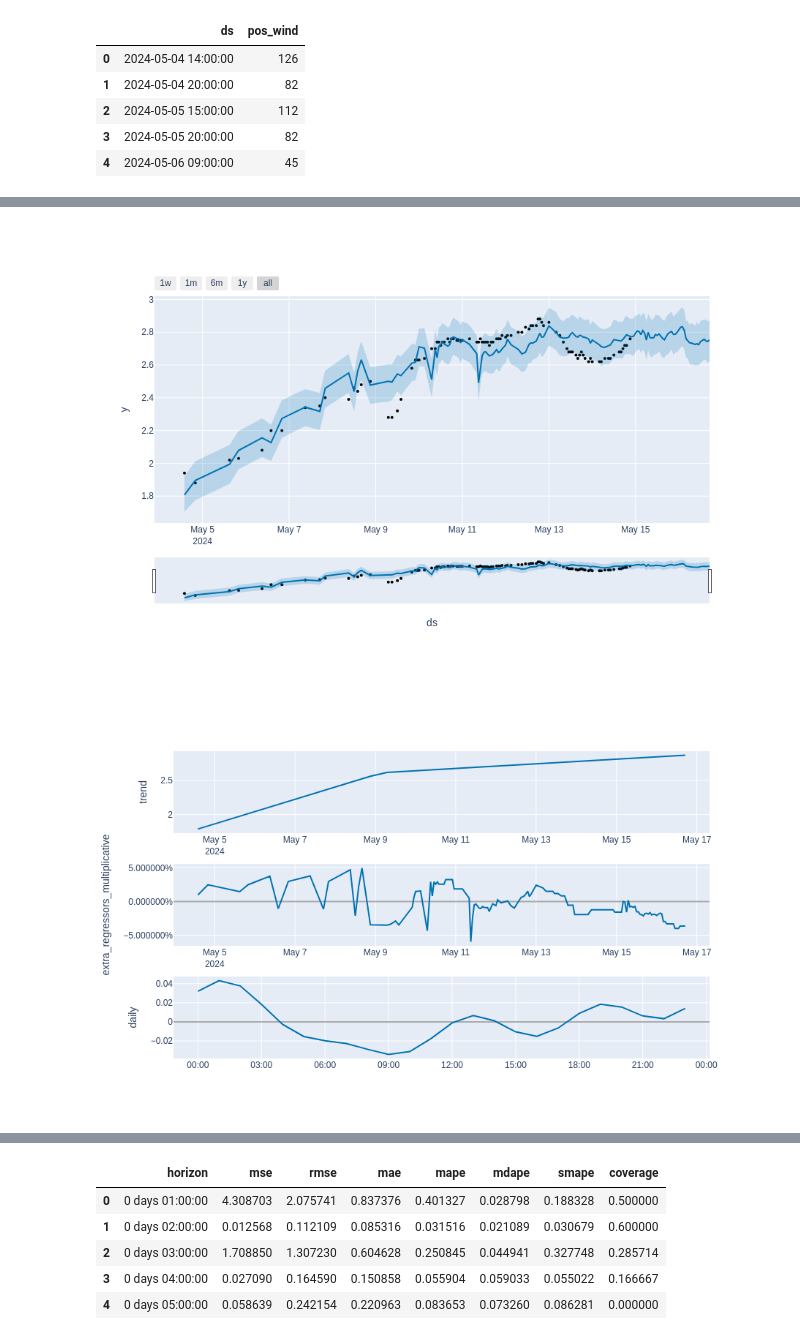
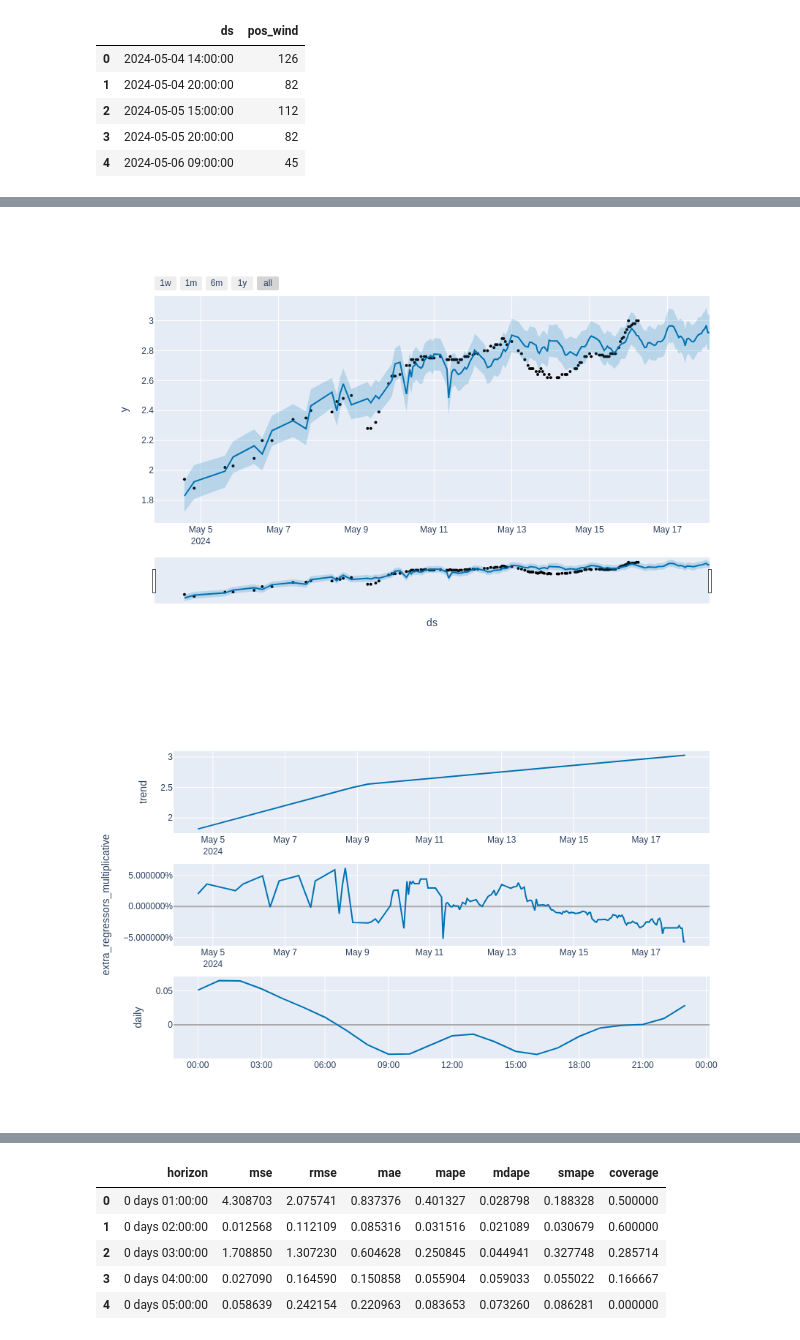
Before and after one commit to gratidutra/flood-rs, a Jupyter notebook: best_model.ipynb, the cells around one changed output, grey strips where cells are left out. Saved outputs shown, nothing was run; the diff lists cells and outputs as text; code cells hidden in the pictures.

```diff
--- a/best_model.ipynb
+++ b/best_model.ipynb
@@ -68,13 +66,13 @@ m = Prophet(
     weekly_seasonality=False,
     daily_seasonality=True,
     changepoint_range=0.8,
-    changepoint_prior_scale=0.75,
+    changepoint_prior_scale=0.9,
     changepoints=['2024-05-09 04:00:00'],
     growth="linear"
 )
 
 # Defina os pontos de mudança
-m.add_seasonality(name='daily', period=1, fourier_order=9, prior_scale = 0.01)
+m.add_seasonality(name='daily', period=1, fourier_order=1, prior_scale = 0.01)
 m.add_regressor("pos_wind", mode = "multiplicative", prior_scale = 0.8)
 
 # Ajuste o modelo
@@ -95,8 +93,8 @@ plot_plotly(m, forecast)
-[figure, old version]
+[figure, new version]
 # %%
 plot_components_plotly(m, forecast)
 # %% [output]
-[figure, old version]
+[figure, new version]
 # %%
 df_cv = cross_validation(m, initial='2 hour', period='15 hour', horizon = '6 hour')
 df_cv.head()
```
Also changed, not shown: parts of 5 cells of this notebook, 3 other files.
